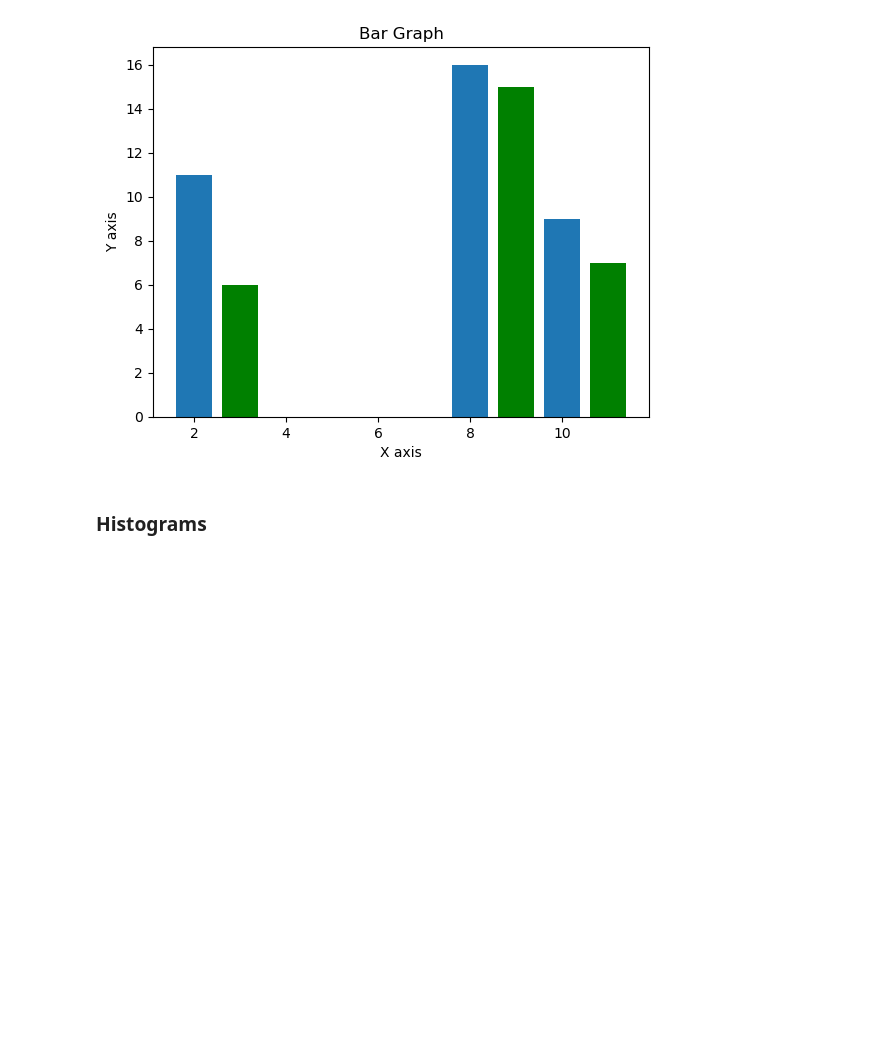
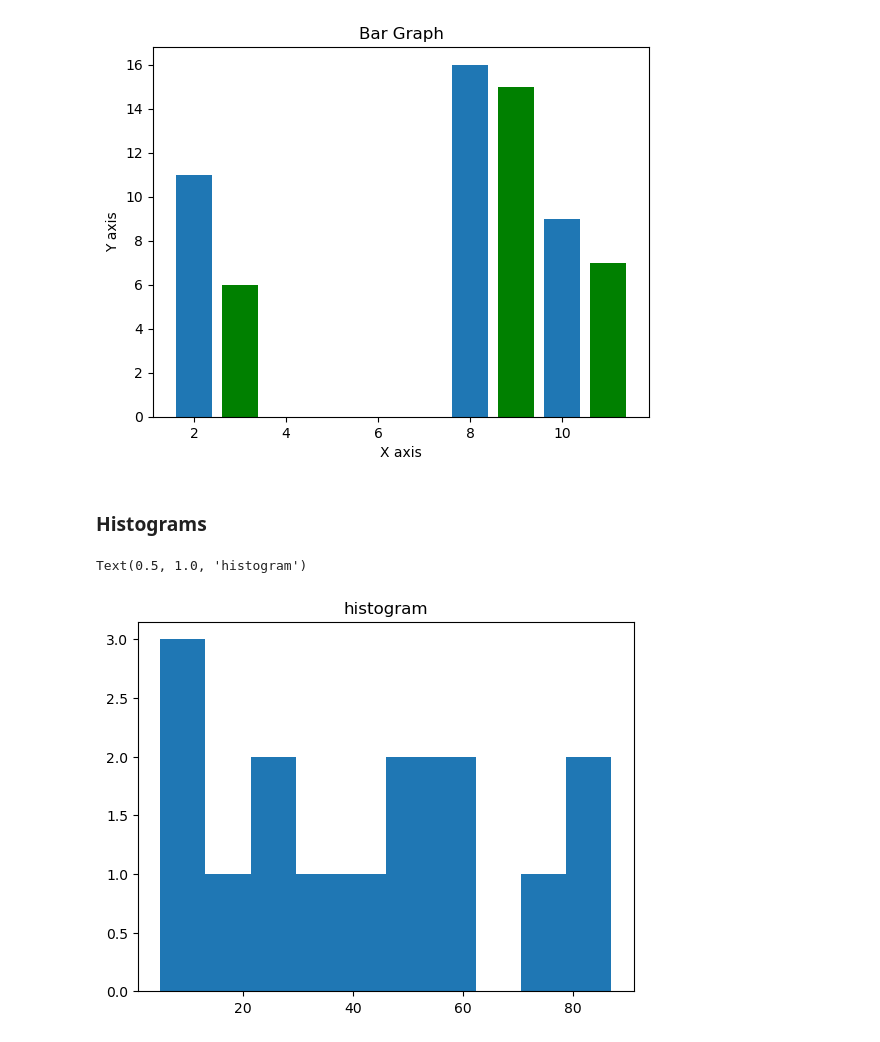
Before and after one commit to TaeMochi12/ML, a Jupyter notebook: matplotlib.ipynb, the cells around one changed output. Saved outputs shown, nothing was run; the diff lists cells and outputs as text; code cells hidden in the pictures; blank space fills up the shorter version.

```diff
--- a/matplotlib.ipynb
+++ b/matplotlib.ipynb
@@ -103,3 +103,8 @@ Text(0.5, 0, 'X axis')
 ### Histograms
 # %%
 a=np.array([22,87,5,43,56,73,55,54,11,20,51,5,79,31,27])
+plt.hist(a)
+plt.title("histogram")
+# %% [output]
+Text(0.5, 1.0, 'histogram')
+[figure, added]
```
Also changed, not shown: parts of 5 cells of this notebook.
